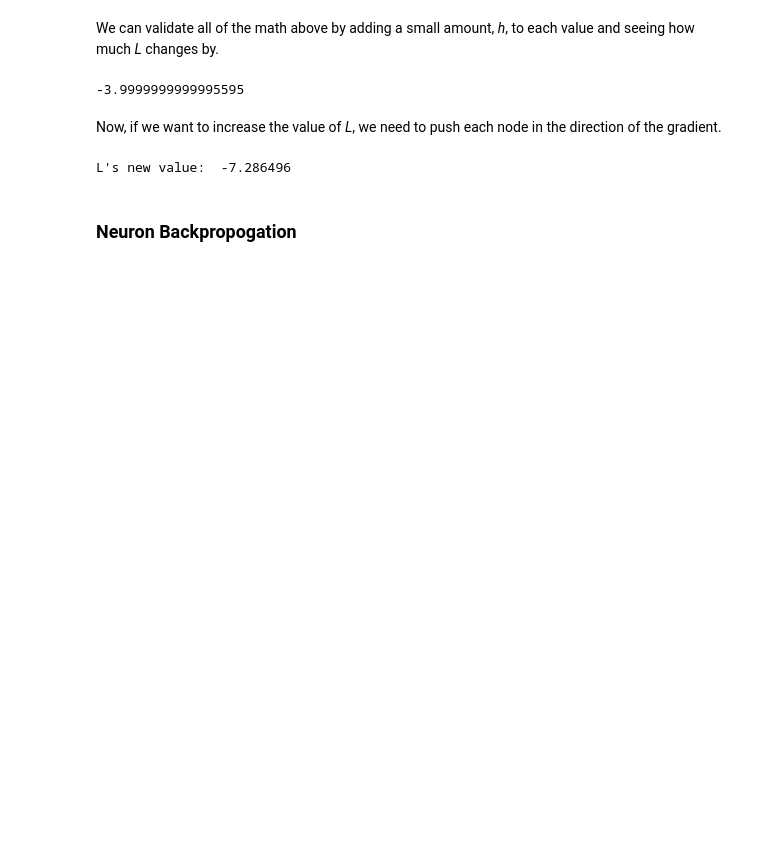
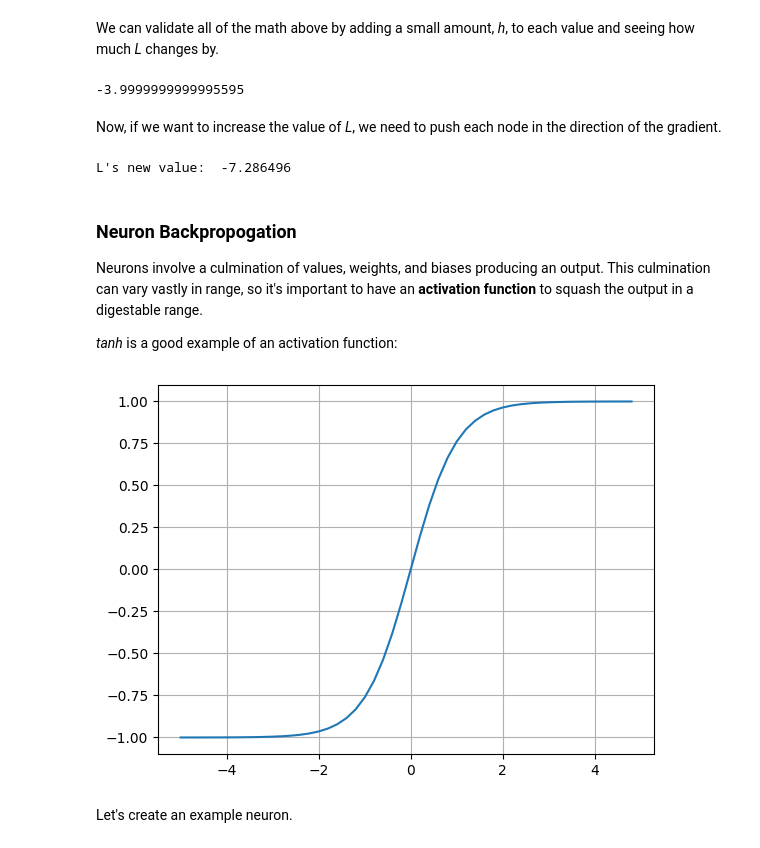
Before and after one commit to faisalmlalani/micrograd, a Jupyter notebook: micrograd.ipynb, the cells around one changed output. Cells and saved outputs as stored; diff of their text form; code cells hidden in the pictures; blank space fills up the shorter version.

```diff
--- a/micrograd.ipynb
+++ b/micrograd.ipynb
@@ -280,3 +371,12 @@ print("L's new value: ", L.data)
 L's new value:  -7.286496
 # %% [markdown]
 ### Neuron Backpropogation
+Neurons involve a culmination of values, weights, and biases producing an output. This culmination can vary vastly in range, so it's important to have an **activation function** to squash the output in a digestable range.
+
+*tanh* is a good example of an activation function:
+# %%
+plt.plot(np.arange(-5,5,0.2), np.tanh(np.arange(-5,5,0.2))); plt.grid();
+# %% [output]
+[figure, added]
+# %% [markdown]
+Let's create an example neuron.
```
Also changed, not shown: parts of 27 cells of this notebook.
